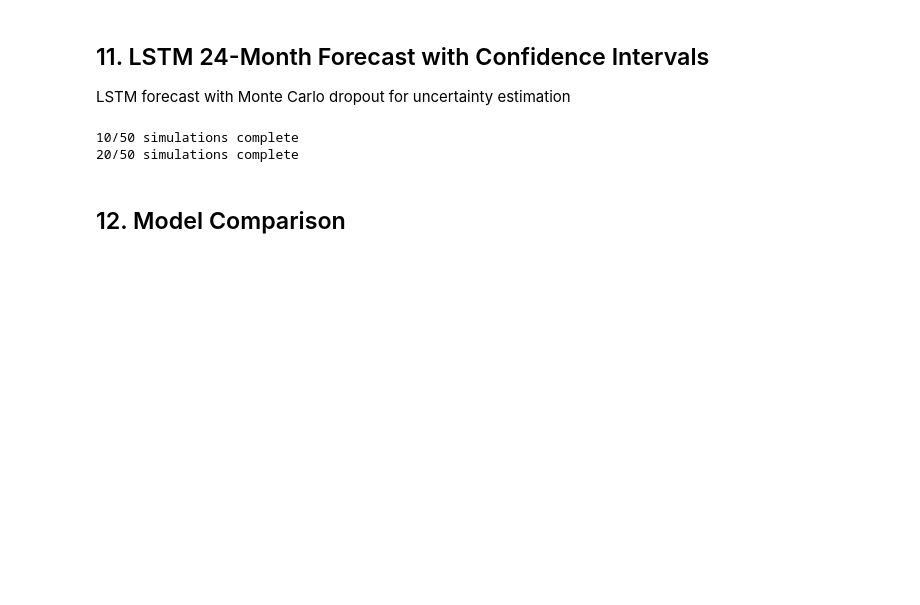
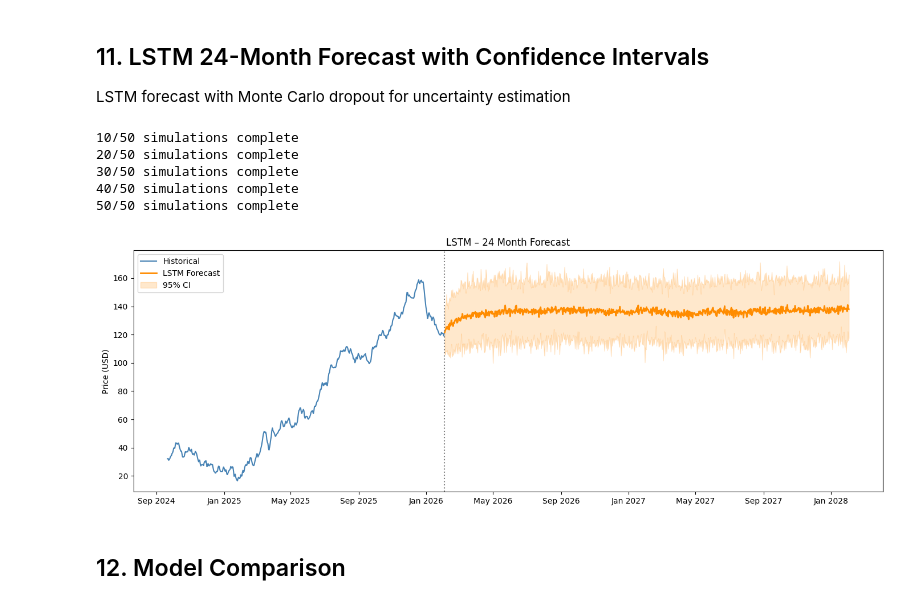
Before and after one commit to bhavinthakur29/Time_Series_Modelling, a Jupyter notebook: BhavinThakur_23079699.ipynb, the cells around one changed output. Drawn from its saved outputs; the diff is of its cells as text; code cells hidden in the pictures; blank space fills up the shorter version.

```diff
--- a/BhavinThakur_23079699.ipynb
+++ b/BhavinThakur_23079699.ipynb
@@ -643,7 +643,7 @@ def simulate_lstm_path(model, start_seq, lookback, steps):
         x_in = np.array(seq).reshape(1, lookback, 1)
 
         # predict next value
-        pred = model.predict(x_in, verbose=0)
+        pred = model(x_in, training=True).numpy()
         next_val = pred[0, 0]
 
         preds.append(next_val)
@@ -695,33 +695,37 @@ def lstm_forecast(model, series, scaler, lookback, steps=730, n_sims=50):
         all_sims.append(sim)
 
         if (i + 1) % 10 == 0:
             print(f"{i+1}/{n_sims} simulations complete")
 
     all_sims = np.array(all_sims)
 
     # compute forecast statistics
     fc_mean, fc_lo, fc_hi = aggregate_simulations(all_sims, scaler)
 
     # build future date index
     future_index = pd.date_range(
         start=series.index[-1] + pd.Timedelta(days=1),
         periods=steps,
         freq="D"
     )
 
     # plot results
     plot_lstm_forecast(series, future_index, fc_mean, fc_lo, fc_hi)
 
     return future_index, fc_mean, fc_lo, fc_hi
 
 
 # Run forecast
 lstm_dates, lstm_mean, lstm_lo, lstm_hi = lstm_forecast(
     lstm, df["price"], scaler, BEST_LB
 )
 # %% [output]
 10/50 simulations complete
 20/50 simulations complete
+30/50 simulations complete
+40/50 simulations complete
+50/50 simulations complete
+[figure, added]
 # %% [markdown]
 ## 12. Model Comparison
 # %%
```
Also changed, not shown: parts of 8 cells of this notebook.
